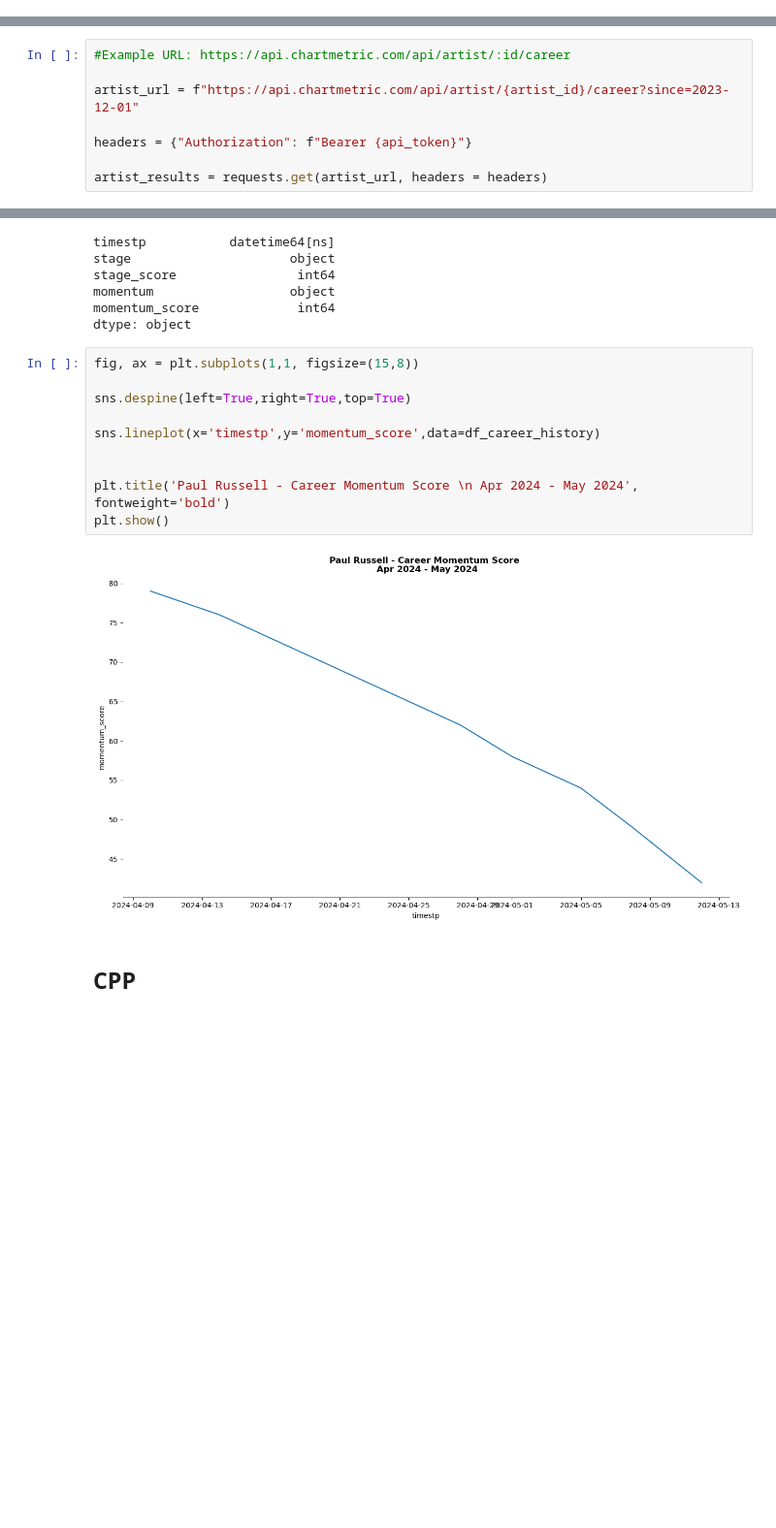
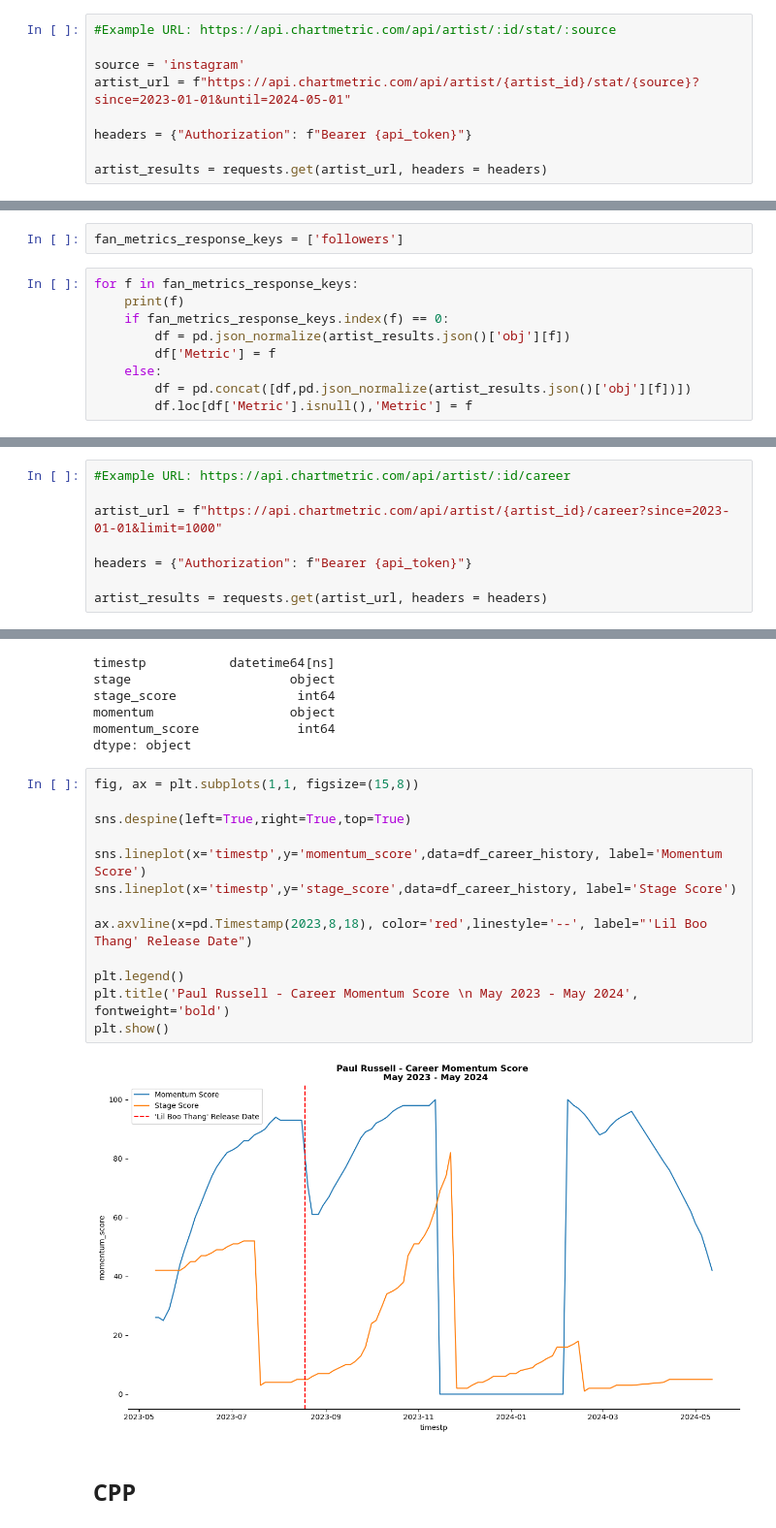
Before and after one commit to etimmons24/group-7-project-1, a Jupyter notebook: Nico Group 7 - Paul Rusell.ipynb, the cells around one changed output, grey strips where cells are left out. Shown: that part at 97% size. Cells and saved outputs as stored; diff of their text form; blank space fills up the shorter version.

Commit message:
Upload pre-Tuesday-class version of Nico Notebook with visuals

```diff
--- a/Nico Group 7 - Paul Rusell.ipynb
+++ b/Nico Group 7 - Paul Rusell.ipynb
@@ -113,0 +127,9 @@ plt.show()
+# %%
+#Example URL: https://api.chartmetric.com/api/artist/:id/stat/:source
+
+source = 'instagram'
+artist_url = f"https://api.chartmetric.com/api/artist/{artist_id}/stat/{source}?since=2023-01-01&until=2024-05-01"
+
+headers = {"Authorization": f"Bearer {api_token}"}
+
+artist_results = requests.get(artist_url, headers = headers)
@@ -113,0 +140,11 @@ plt.show()
+# %%
+fan_metrics_response_keys = ['followers']
+# %%
+for f in fan_metrics_response_keys:
+    print(f)
+    if fan_metrics_response_keys.index(f) == 0:
+        df = pd.json_normalize(artist_results.json()['obj'][f])
+        df['Metric'] = f
+    else:
+        df = pd.concat([df,pd.json_normalize(artist_results.json()['obj'][f])])
+        df.loc[df['Metric'].isnull(),'Metric'] = f
@@ -116,7 +214,7 @@ plt.show()
 # %%
 #Example URL: https://api.chartmetric.com/api/artist/:id/career
 
-artist_url = f"https://api.chartmetric.com/api/artist/{artist_id}/career?since=2023-12-01"
+artist_url = f"https://api.chartmetric.com/api/artist/{artist_id}/career?since=2023-01-01&limit=1000"
 
 headers = {"Authorization": f"Bearer {api_token}"}
 
@@ -150,15 +254,18 @@ dtype: object
 # %%
 fig, ax = plt.subplots(1,1, figsize=(15,8))
 
 sns.despine(left=True,right=True,top=True)
 
-sns.lineplot(x='timestp',y='momentum_score',data=df_career_history)
+sns.lineplot(x='timestp',y='momentum_score',data=df_career_history, label='Momentum Score')
+sns.lineplot(x='timestp',y='stage_score',data=df_career_history, label='Stage Score')
 
+ax.axvline(x=pd.Timestamp(2023,8,18), color='red',linestyle='--', label="'Lil Boo Thang' Release Date")
 
-plt.title('Paul Russell - Career Momentum Score \n Apr 2024 - May 2024', fontweight='bold')
+plt.legend()
+plt.title('Paul Russell - Career Momentum Score \n May 2023 - May 2024', fontweight='bold')
 plt.show()
 # %% [output]
-[figure, old version]
+[figure, new version]
 # %% [markdown]
 ## CPP
 # %%
```
Also changed, not shown: parts of 23 cells of this notebook.
